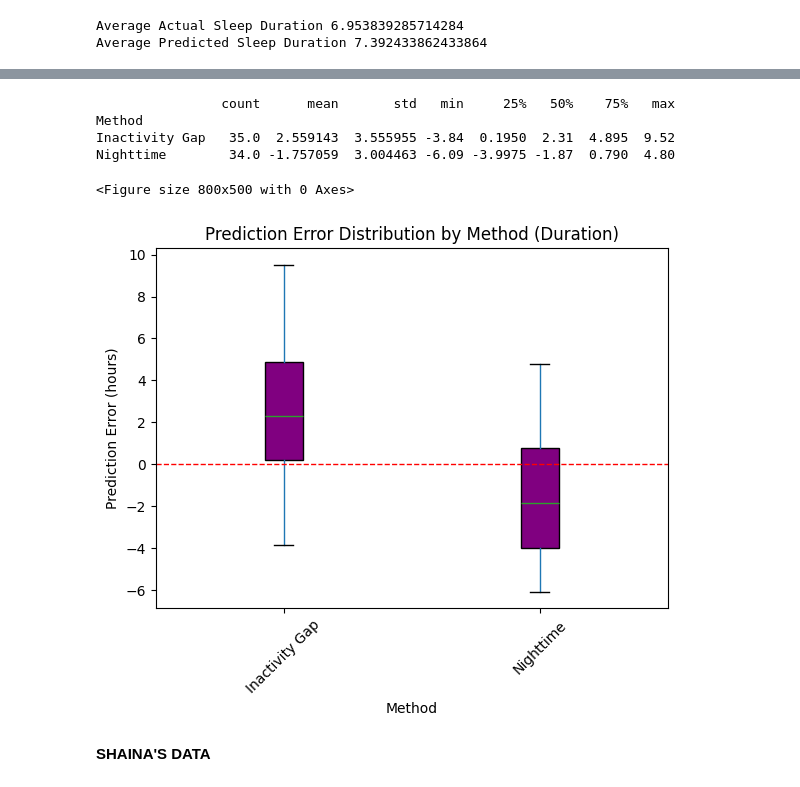
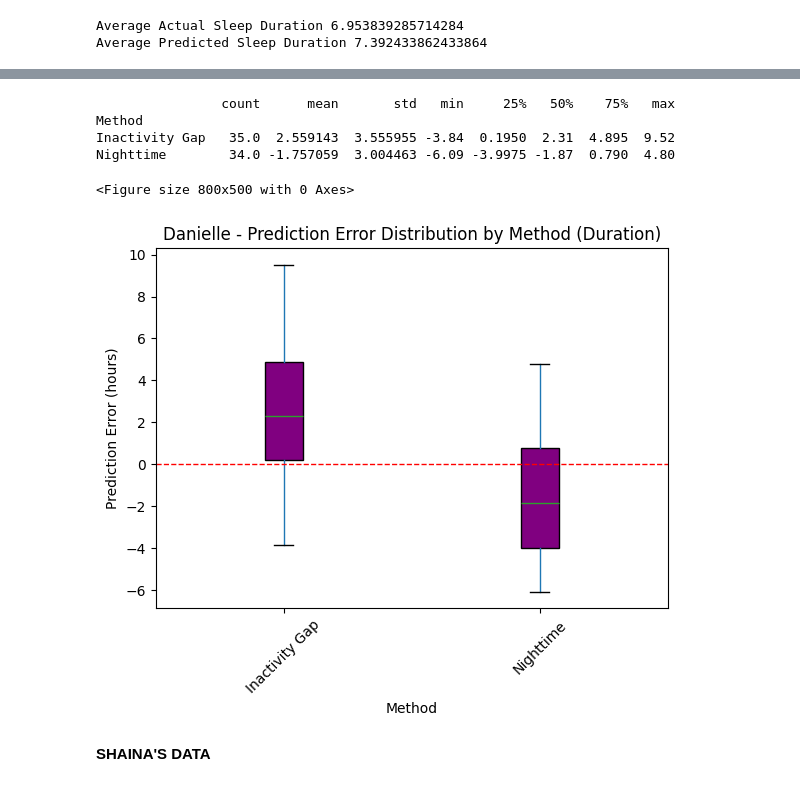
Before and after one commit to jellydaniellie/cs6501-project, a Jupyter notebook: DataVisualization.ipynb, the cells around one changed output, grey strips where cells are left out. Cells and saved outputs as stored; diff of their text form; code cells hidden in the pictures.

Commit message:
updated titles of graphs to include names

```diff
--- a/DataVisualization.ipynb
+++ b/DataVisualization.ipynb
@@ -100,33 +100,33 @@ dtype: int64
 # %%
 
 # Compute the prediction error for each method
 df['Error (hours)'] = df['Predicted Sleep Duration (hrs)'] - df['Sleep Duration (hours)']
 
 # Group by method and calculate statistics on error
 method_error_stats = df.groupby('Method')['Error (hours)'].describe()
 print(method_error_stats)
 
 # Boxplot to visualize error distribution per method
 # positive median = overestimated duration
 # negative median = underestimated duration
 # nighttime showed less variability than inactivity gap, but consistently underestimated
 plt.figure(figsize=(8, 5))
 df.boxplot(column='Error (hours)', by='Method',grid=False, patch_artist=True, boxprops=dict(facecolor='purple', color='black'))
 
 plt.axhline(0, color='red', linestyle='dashed', linewidth=1)  # Reference line for perfect prediction
 plt.xticks(rotation=45)
 plt.xlabel("Method")
 plt.ylabel("Prediction Error (hours)")
-plt.title("Prediction Error Distribution by Method (Duration)")
+plt.title("Danielle - Prediction Error Distribution by Method (Duration)")
 plt.suptitle("")  # Remove default title
 plt.show()
 # %% [output]
                 count      mean       std   min     25%   50%    75%   max
 Method
 Inactivity Gap   35.0  2.559143  3.555955 -3.84  0.1950  2.31  4.895  9.52
 Nighttime        34.0 -1.757059  3.004463 -6.09 -3.9975 -1.87  0.790  4.80
 <Figure size 800x500 with 0 Axes>
-[figure, old version]
+[figure, new version]
 # %% [markdown]
 **SHAINA'S DATA**
 # %%
```
Also changed, not shown: parts of 7 cells of this notebook.
